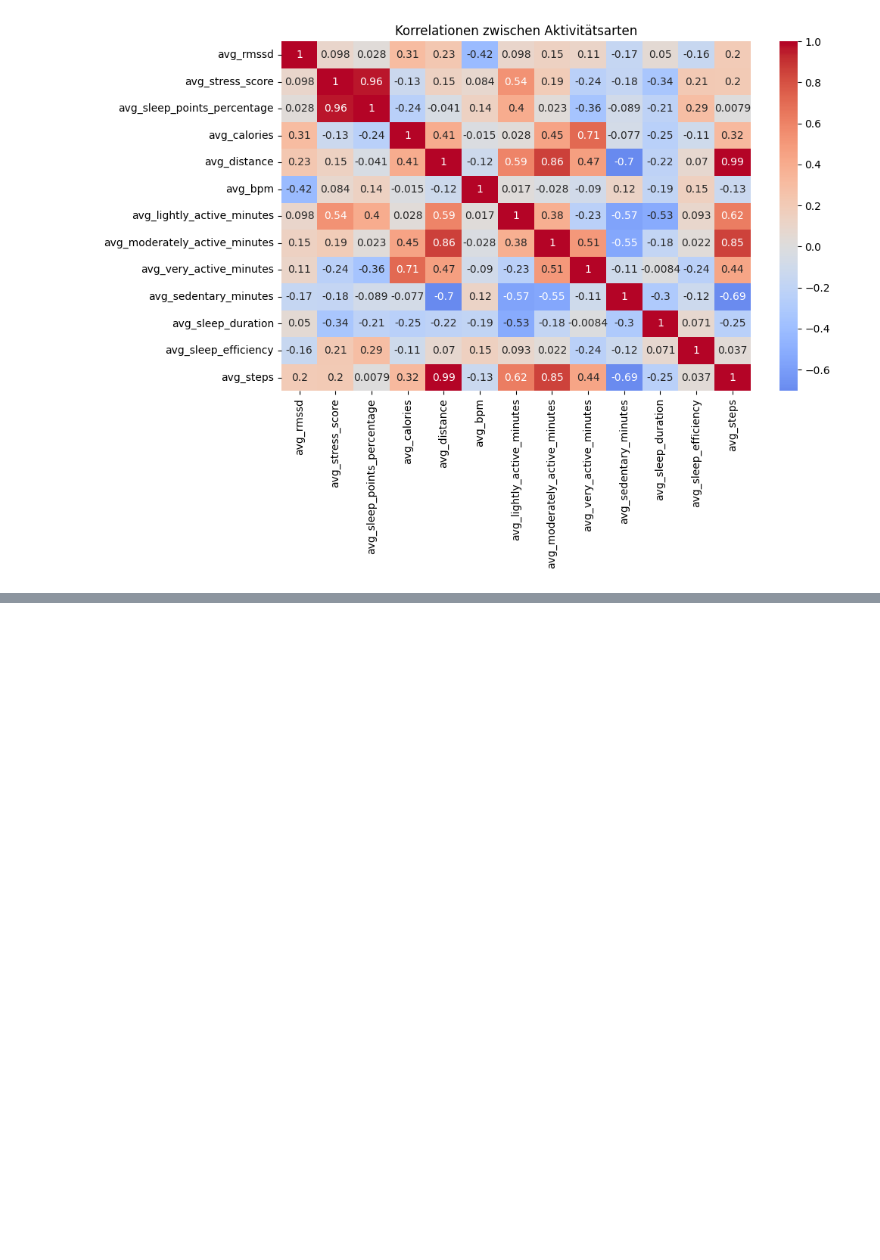
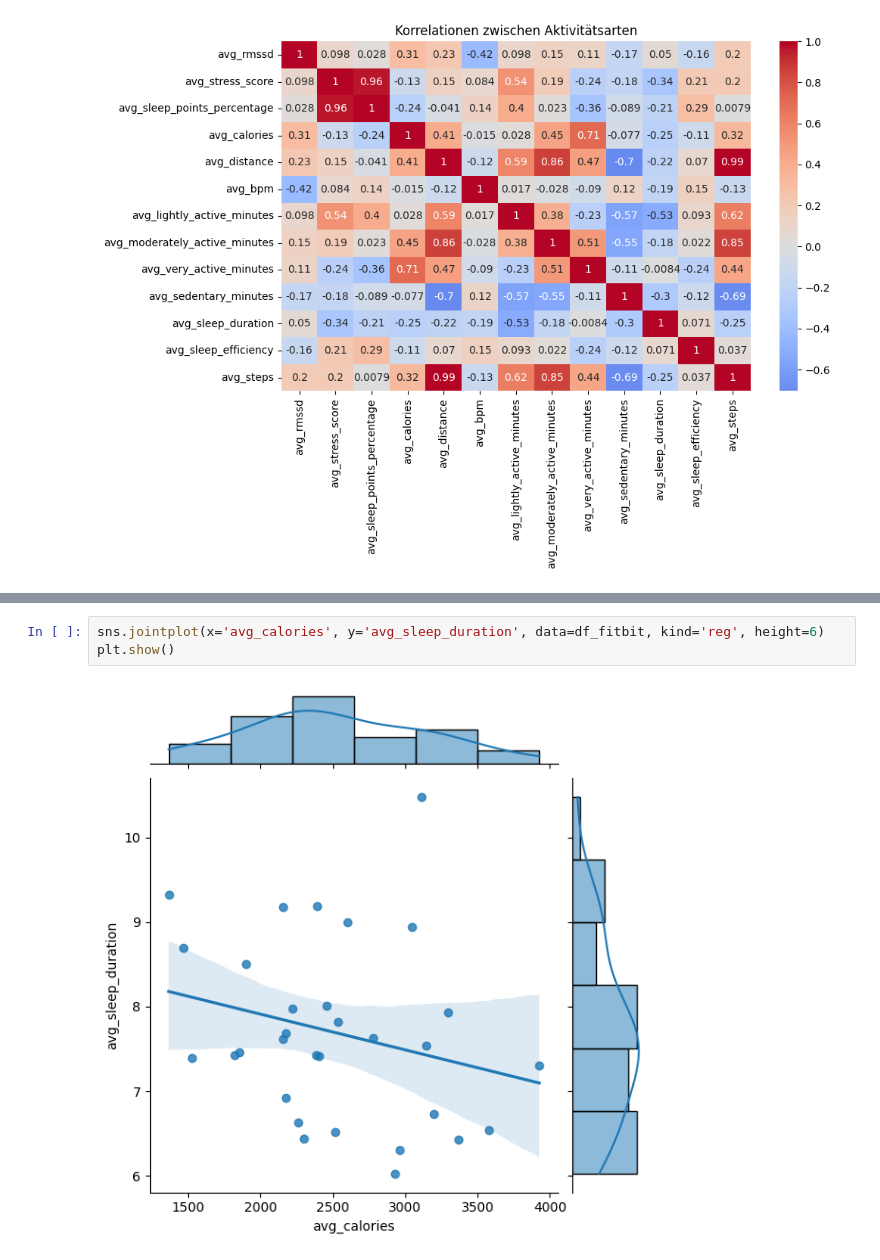
Before and after one commit to heikgrace/healthy-group-one, a Jupyter notebook: heiko_fitbit_analysis.ipynb, the cells around one changed output, grey strips where cells are left out. Drawn from its saved outputs; the diff is of its cells as text; blank space fills up the shorter version.

```diff
--- a/heiko_fitbit_analysis.ipynb
+++ b/heiko_fitbit_analysis.ipynb
@@ -259,0 +274,5 @@ plt.show()
+# %%
+sns.jointplot(x='avg_calories', y='avg_sleep_duration', data=df_fitbit, kind='reg', height=6)
+plt.show()
+# %% [output]
+[figure, added]
```
Also changed, not shown: parts of 4 cells of this notebook.
